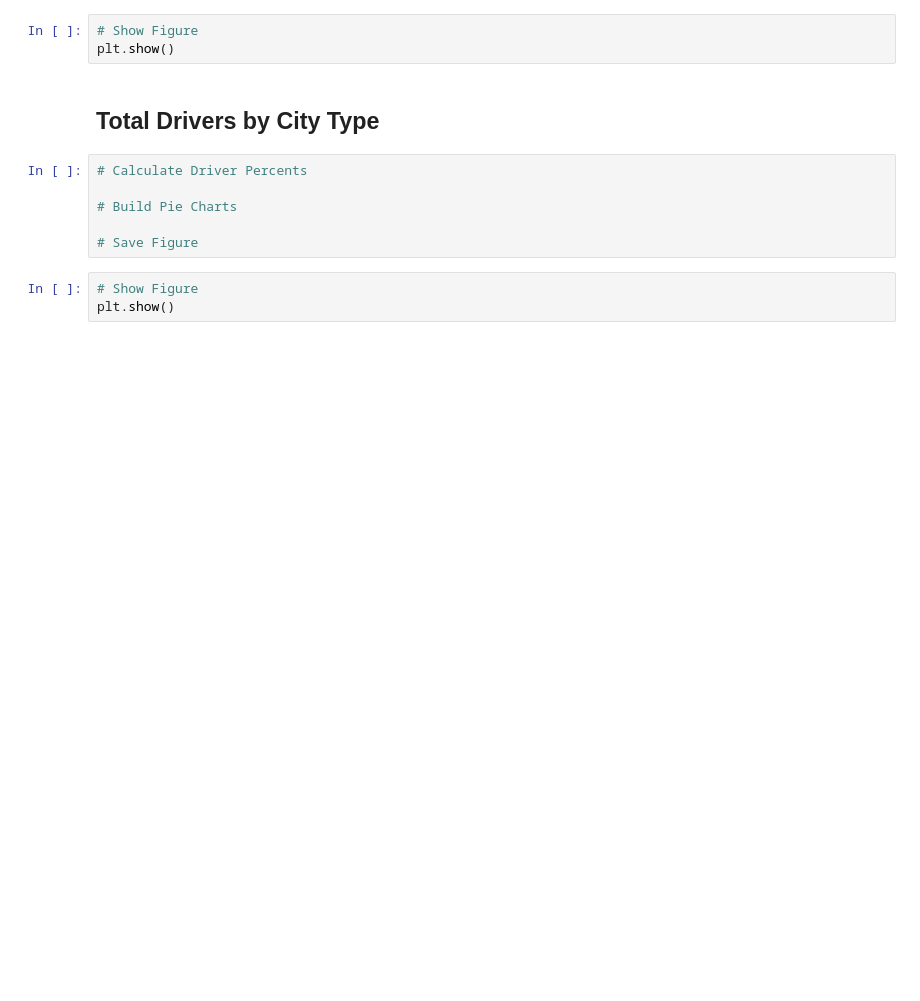
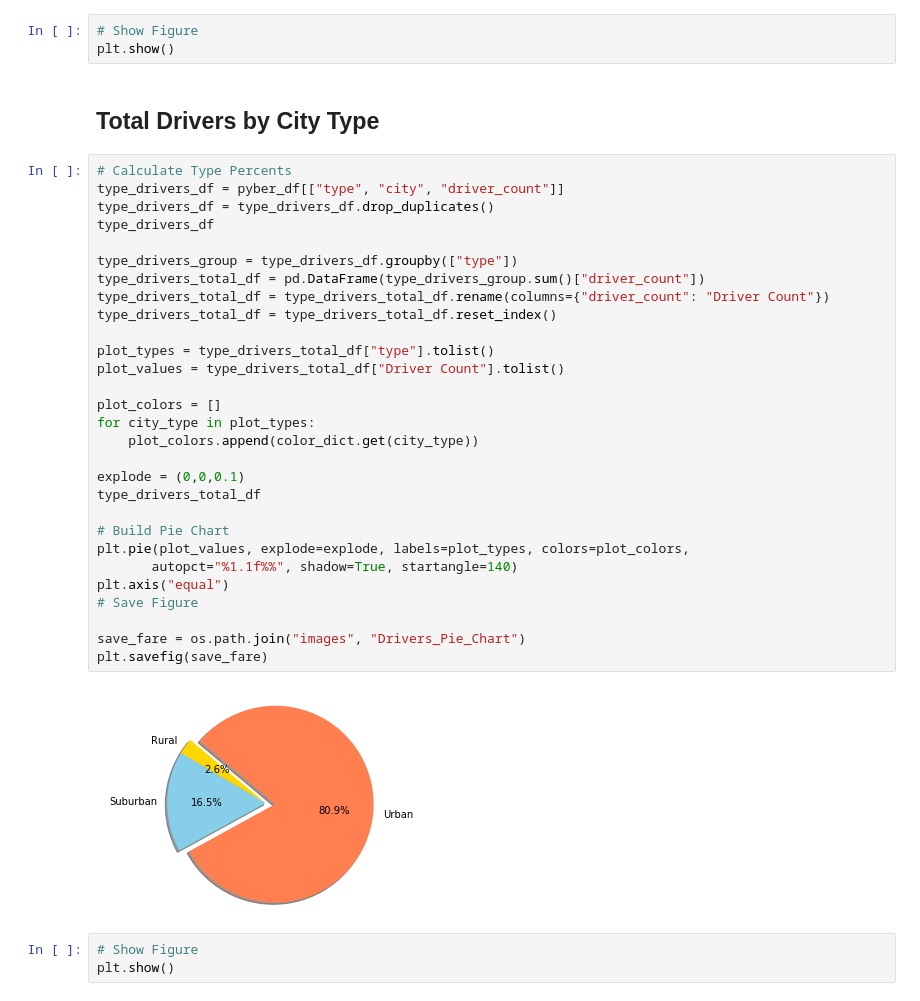
Before and after one commit to RickCavalla/matplotlib-challenge, a Jupyter notebook: Pyber/pyber_starter.ipynb, the cells around one changed output. Cells and saved outputs as stored; diff of their text form; blank space fills up the shorter version.

```diff
--- a/Pyber/pyber_starter.ipynb
+++ b/Pyber/pyber_starter.ipynb
@@ -132,12 +184,37 @@ plt.show()
 plt.show()
 # %% [markdown]
 ## Total Drivers by City Type
-# %%
-# Calculate Driver Percents
-
-# Build Pie Charts
-
-# Save Figure
+# %%
+# Calculate Type Percents
+type_drivers_df = pyber_df[["type", "city", "driver_count"]]
+type_drivers_df = type_drivers_df.drop_duplicates()
+type_drivers_df
+
+type_drivers_group = type_drivers_df.groupby(["type"])
+type_drivers_total_df = pd.DataFrame(type_drivers_group.sum()["driver_count"])
+type_drivers_total_df = type_drivers_total_df.rename(columns={"driver_count": "Driver Count"})
+type_drivers_total_df = type_drivers_total_df.reset_index()
+
+plot_types = type_drivers_total_df["type"].tolist()
+plot_values = type_drivers_total_df["Driver Count"].tolist()
+
+plot_colors = []
+for city_type in plot_types:
+    plot_colors.append(color_dict.get(city_type))
+
+explode = (0,0,0.1)
+type_drivers_total_df
+
+# Build Pie Chart
+plt.pie(plot_values, explode=explode, labels=plot_types, colors=plot_colors,
+       autopct="%1.1f%%", shadow=True, startangle=140)
+plt.axis("equal")
+# Save Figure
+
+save_fare = os.path.join("images", "Drivers_Pie_Chart")
+plt.savefig(save_fare)
+# %% [output]
+[figure, added]
 # %%
 # Show Figure
 plt.show()
```
Also changed, not shown: parts of 8 cells of this notebook, 4 other files.
